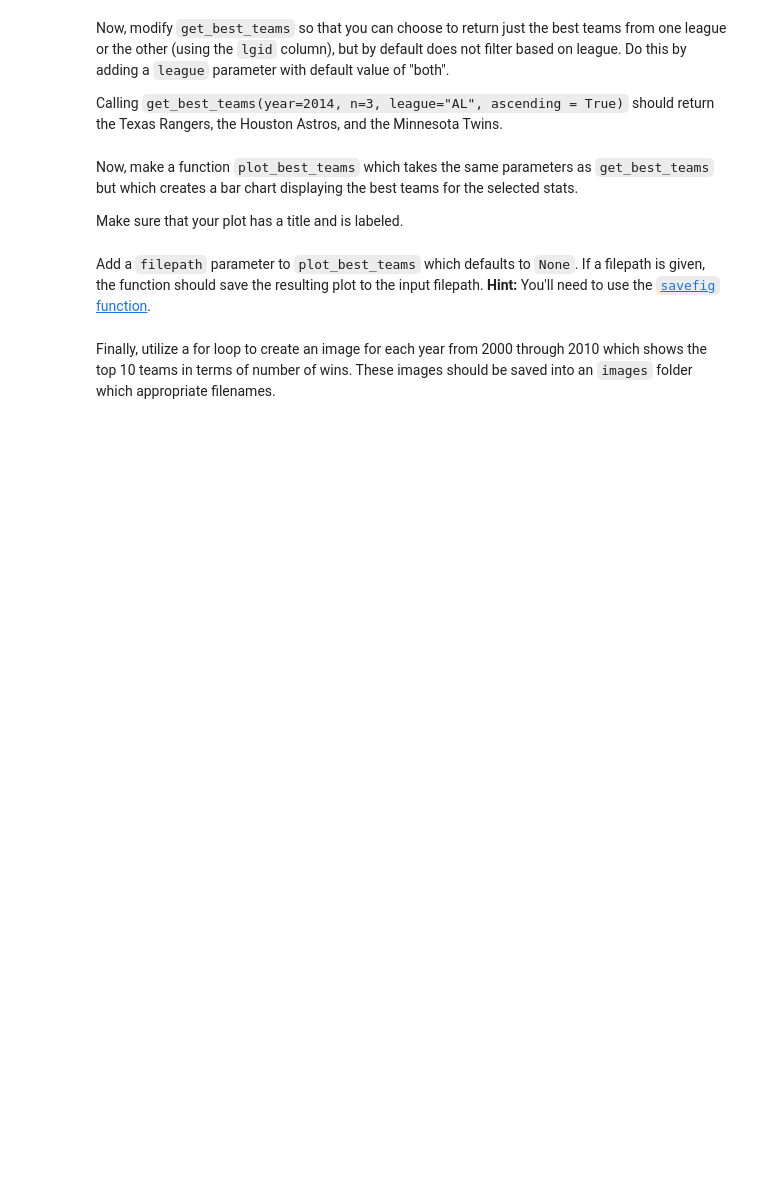
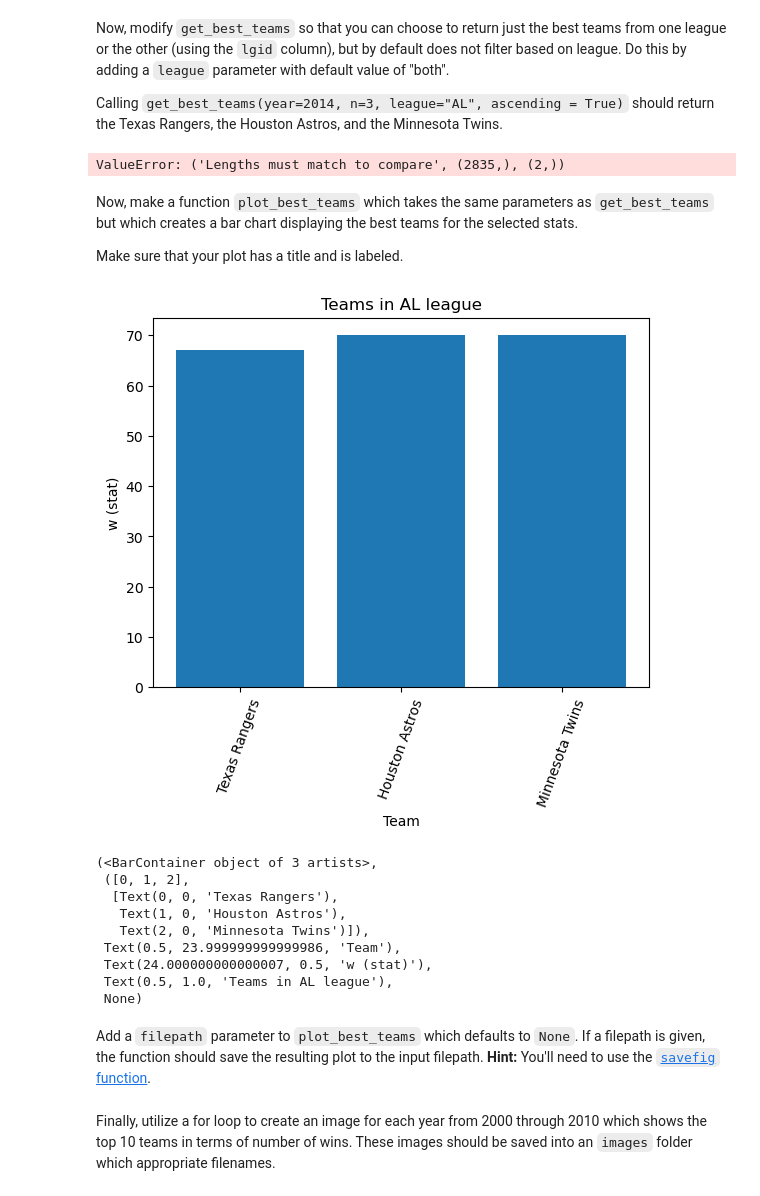
Before and after one commit to NSS-Data-Analytics-Cohort-10/loops-and-functions-megyg6, a Jupyter notebook: notebooks/Loops_and_Functions_Practice_DA10.ipynb, the cells around one changed output. Drawn from its saved outputs; the diff is of its cells as text; code cells hidden in the pictures; blank space fills up the shorter version.

```diff
--- a/notebooks/Loops_and_Functions_Practice_DA10.ipynb
+++ b/notebooks/Loops_and_Functions_Practice_DA10.ipynb
@@ -276,9 +286,32 @@ Calling `get_best_teams(year=2014, n=3, league="AL", ascending = True)` should r
+# %%
+get_best_teams(year=2014, n=3, league= ["AL","NL"] , ascending = True)
+# %% [output]
+ValueError: ('Lengths must match to compare', (2835,), (2,))
 # %% [markdown]
 Now, make a function `plot_best_teams` which takes the same parameters as `get_best_teams` but which creates a bar chart displaying the best teams for the selected stats.
 
 Make sure that your plot has a title and is labeled.
 # %%
 # Your Code Here
+def plot_best_teams(year, n = 5, league="AL",stat = 'w' ,ascending=True):
+    year_lookup=teams.loc[teams['yearid']==year]
+    lgid_lookup=year_lookup.loc[teams['lgid']== league]
+    sorted_stats=lgid_lookup.sort_values(stat, ascending= ascending)
+    sorted_stats=sorted_stats.head(n)
+    return plt.bar('name', stat, data = sorted_stats), plt.xticks(rotation = 70), plt.xlabel('Team'), plt.ylabel(str(stat)+ " (stat)"),plt.title("Teams in "+str(league) +" league"),plt.show()
+# %%
+plot_best_teams(year=2014, n=3, league="AL",stat='w', ascending = True)
+# %% [output]
+[figure, added]
+(<BarContainer object of 3 artists>,
+ ([0, 1, 2],
+  [Text(0, 0, 'Texas Rangers'),
+   Text(1, 0, 'Houston Astros'),
+   Text(2, 0, 'Minnesota Twins')]),
+ Text(0.5, 23.999999999999986, 'Team'),
+ Text(24.000000000000007, 0.5, 'w (stat)'),
+ Text(0.5, 1.0, 'Teams in AL league'),
+ None)
 # %% [markdown]
 Add a `filepath` parameter to `plot_best_teams` which defaults to `None`. If a filepath is given, the function should save the resulting plot to the input filepath. **Hint:** You'll need to use the [`savefig` function](https://matplotlib.org/stable/api/_as_gen/matplotlib.pyplot.savefig.html).
 # %%
```
Also changed, not shown: parts of 20 cells of this notebook, 2 other files.
